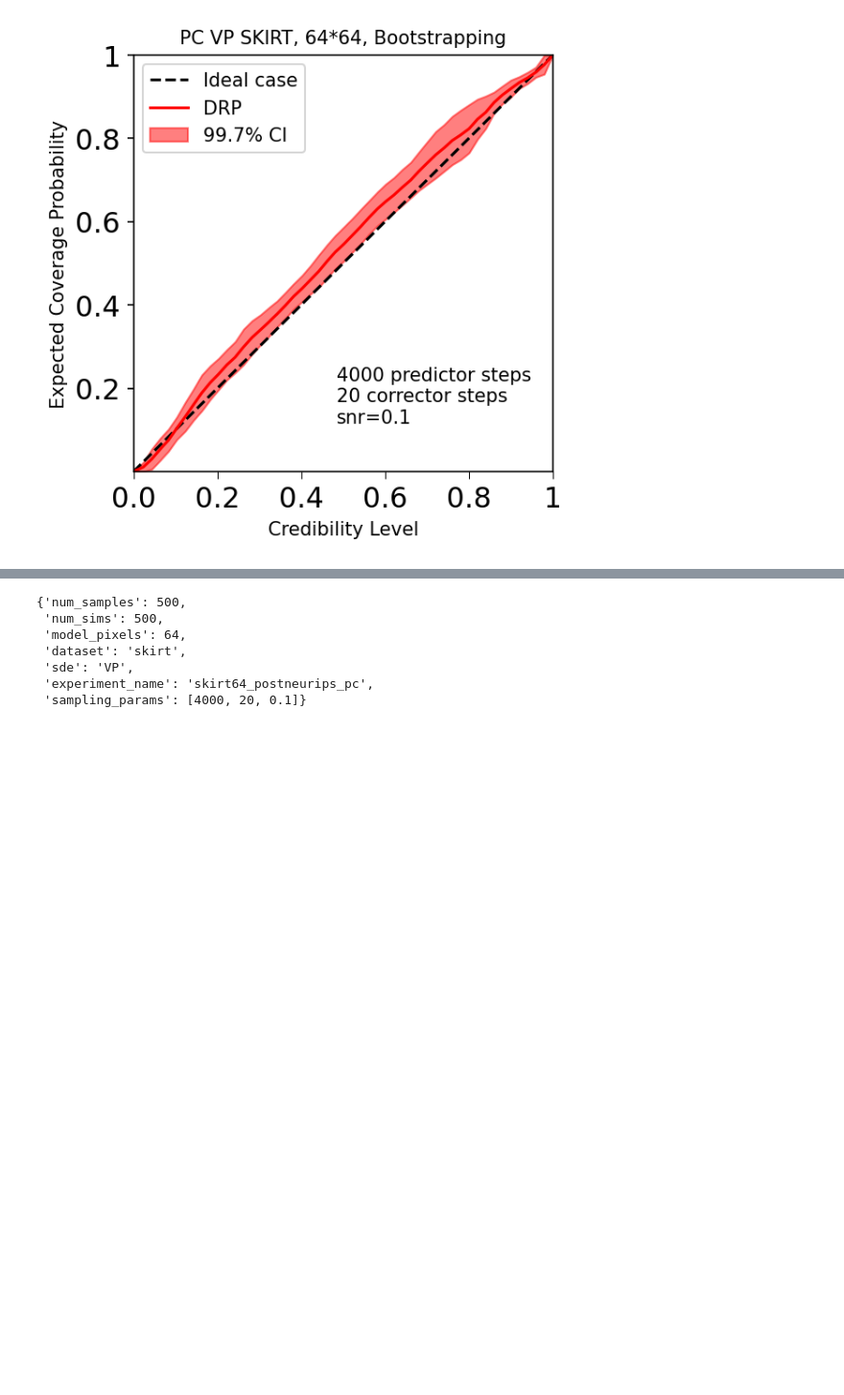
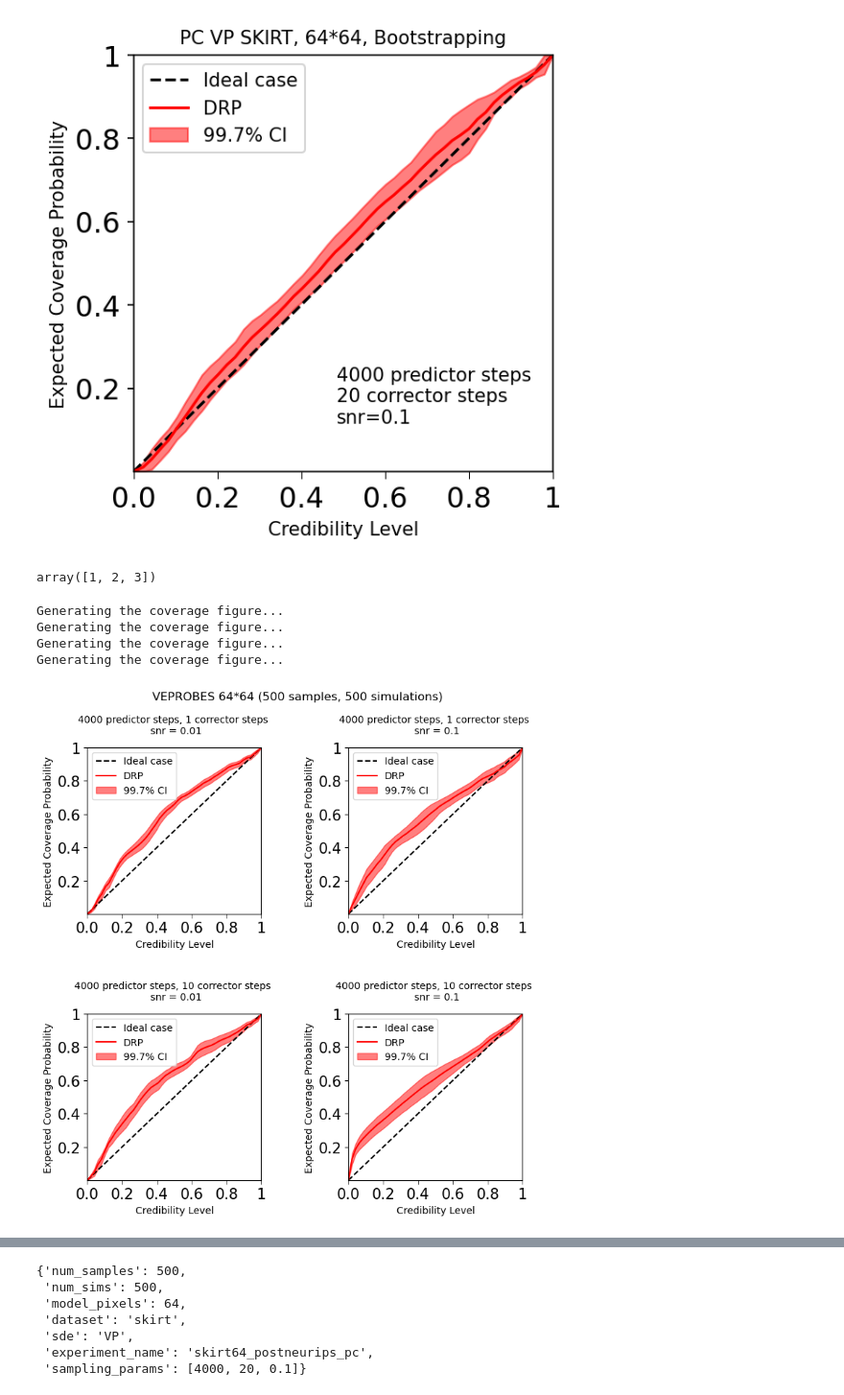
Before and after one commit to EnceladeCandy/bayesian-imaging-radio, a Jupyter notebook: notebooks/viewing_tarp.ipynb, the cells around one changed output, grey strips where cells are left out. Shown at 96% size. Drawn from its saved outputs; the diff is of its cells as text; code cells hidden in the pictures; blank space fills up the shorter version.

Commit message:
Updated viewing_tarp notebook

```diff
--- a/notebooks/viewing_tarp.ipynb
+++ b/notebooks/viewing_tarp.ipynb
@@ -66,0 +92,5 @@ Text(0.5, 0.2, '4000 predictor steps \n20 corrector steps\nsnr=0.1')
+# %%
+A = (1,2,3)
+np.array(A)
+# %% [output]
+array([1, 2, 3])
@@ -66,0 +103,49 @@ Text(0.5, 0.2, '4000 predictor steps \n20 corrector steps\nsnr=0.1')
+# %%
+def plot_tarp(ax, alpha, ecp, ecp_std, predictor, corrector, snr, factor_uncertainty = 3, save_dir = ''):
+    print("Generating the coverage figure...")
+    labels = [0., 0.2, 0.4, 0.6, 0.8, 1]
+    # fig, ax = plt.subplots(1, 1, figsize=(4, 4), dpi = 150)
+    ax.plot([0, 1], [0, 1], ls='--', color='k', label = "Ideal case")
+    ax.plot(alpha, ecp, label='DRP', color = "red")
+    ax.fill_between(alpha, ecp - factor_uncertainty * ecp_std, ecp + factor_uncertainty * ecp_std, alpha = 0.5, color = "red", label = "99.7% CI")
+    ax.legend()
+    ax.set_xlabel("Credibility Level")
+    ax.set_ylabel("Expected Coverage Probability")
+    ax.set_xticks(labels)
+    ax.set_xticklabels(labels)
+    ax.set_yticks(labels[1:])
+    ax.set_yticklabels(labels[1:])
+    ax.set(xlim = [0, 1], ylim = [0, 1])
+    ax.set_title(f"{int(predictor)} predictor steps, {int(corrector)} corrector steps \n snr = {snr}", y = 1.05)
+
+    if save_dir:
+        plt.savefig(save_dir, bbox_inches = "tight")
+# %%
+coverage_data = []
+for i, path in enumerate(paths):
+    data = np.load(path)
+    ecp = data['ecp']
+    ecp_std = data['ecp_std']
+    alpha = data['alpha']
+    predictor, corrector, snr = data["sampling_params"]
+    globals()[f'data_{i+1}'] = (alpha, ecp, ecp_std, predictor, corrector, snr)
+    # plot_tarp(alpha, ecp, ecp_std)
+    # print(data.files)
+    coverage_data.append(globals()[f"data_{i+1}"])
+# %%
+fig, axs = plt.subplots(2, 2, figsize = (4*2, 4*2))
+
+for i, ax in enumerate(axs.flatten()):
+    plot_tarp(ax, *coverage_data[i])
+
+plt.subplots_adjust(wspace = 0.5, hspace = 0.6)
+fig.suptitle("VEPROBES 64*64 (500 samples, 500 simulations)")
+
+image_dir = "../../../data/images/veprobes_tarp_grid.pdf"
+plt.savefig(image_dir, bbox_inches = "tight")
+# %% [output]
+Generating the coverage figure...
+Generating the coverage figure...
+Generating the coverage figure...
+Generating the coverage figure...
+[figure, added]
```
Also changed, not shown: parts of 7 cells of this notebook, 1 other file.
